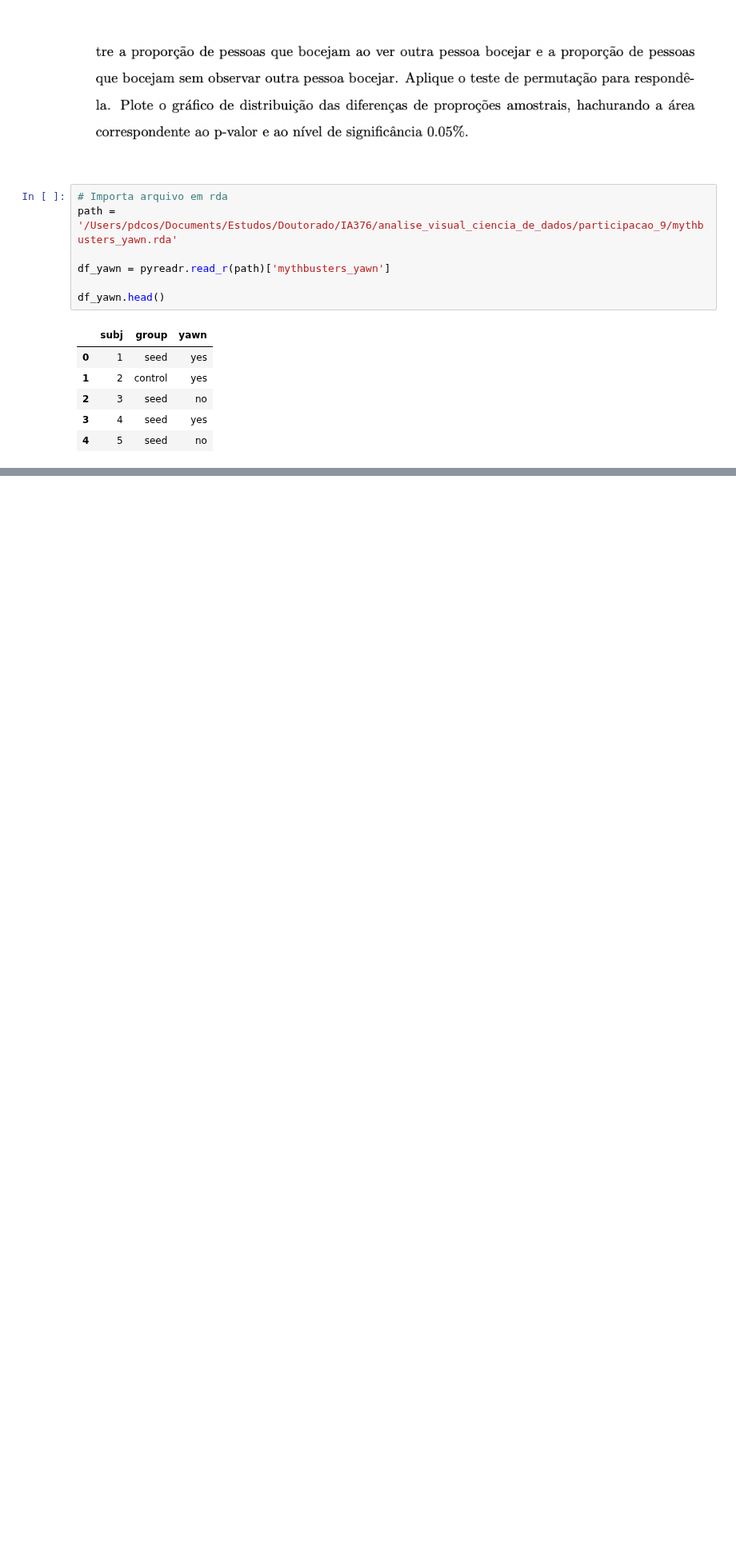
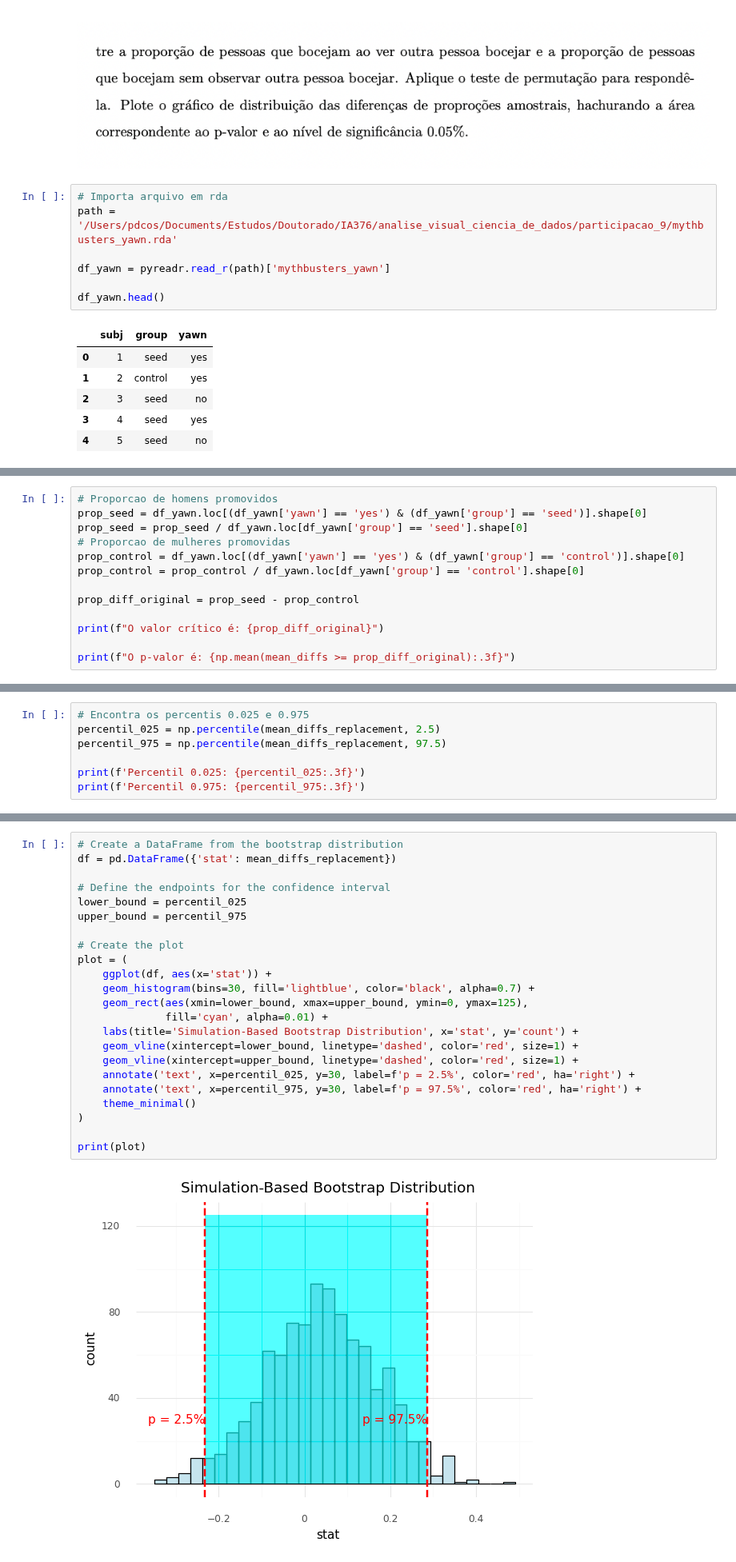
Before and after one commit to pdcos/analise_visual_ciencia_de_dados, a Jupyter notebook: participacao_9/solutions_9.ipynb, the cells around one changed output, grey strips where cells are left out. Shown at 80% size. Cells and saved outputs as stored; diff of their text form; blank space fills up the shorter version.

```diff
--- a/participacao_9/solutions_9.ipynb
+++ b/participacao_9/solutions_9.ipynb
@@ -375,0 +462,13 @@ df_yawn.head()
+# %%
+# Proporcao de homens promovidos
+prop_seed = df_yawn.loc[(df_yawn['yawn'] == 'yes') & (df_yawn['group'] == 'seed')].shape[0]
+prop_seed = prop_seed / df_yawn.loc[df_yawn['group'] == 'seed'].shape[0]
+# Proporcao de mulheres promovidas
+prop_control = df_yawn.loc[(df_yawn['yawn'] == 'yes') & (df_yawn['group'] == 'control')].shape[0]
+prop_control = prop_control / df_yawn.loc[df_yawn['group'] == 'control'].shape[0]
+
+prop_diff_original = prop_seed - prop_control
+
+print(f"O valor crítico é: {prop_diff_original}")
+
+print(f"O p-valor é: {np.mean(mean_diffs >= prop_diff_original):.3f}")
@@ -375,0 +507,7 @@ df_yawn.head()
+# %%
+# Encontra os percentis 0.025 e 0.975
+percentil_025 = np.percentile(mean_diffs_replacement, 2.5)
+percentil_975 = np.percentile(mean_diffs_replacement, 97.5)
+
+print(f'Percentil 0.025: {percentil_025:.3f}')
+print(f'Percentil 0.975: {percentil_975:.3f}')
@@ -375,0 +517,25 @@ df_yawn.head()
+# %%
+# Create a DataFrame from the bootstrap distribution
+df = pd.DataFrame({'stat': mean_diffs_replacement})
+
+# Define the endpoints for the confidence interval
+lower_bound = percentil_025
+upper_bound = percentil_975
+
+# Create the plot
+plot = (
+    ggplot(df, aes(x='stat')) +
+    geom_histogram(bins=30, fill='lightblue', color='black', alpha=0.7) +
+    geom_rect(aes(xmin=lower_bound, xmax=upper_bound, ymin=0, ymax=125),
+              fill='cyan', alpha=0.01) +
+    labs(title='Simulation-Based Bootstrap Distribution', x='stat', y='count') +
+    geom_vline(xintercept=lower_bound, linetype='dashed', color='red', size=1) +
+    geom_vline(xintercept=upper_bound, linetype='dashed', color='red', size=1) +
+    annotate('text', x=percentil_025, y=30, label=f'p = 2.5%', color='red', ha='right') +
+    annotate('text', x=percentil_975, y=30, label=f'p = 97.5%', color='red', ha='right') +
+    theme_minimal()
+)
+
+print(plot)
+# %% [output]
+[figure, added]
```
Also changed, not shown: parts of 8 cells of this notebook.
